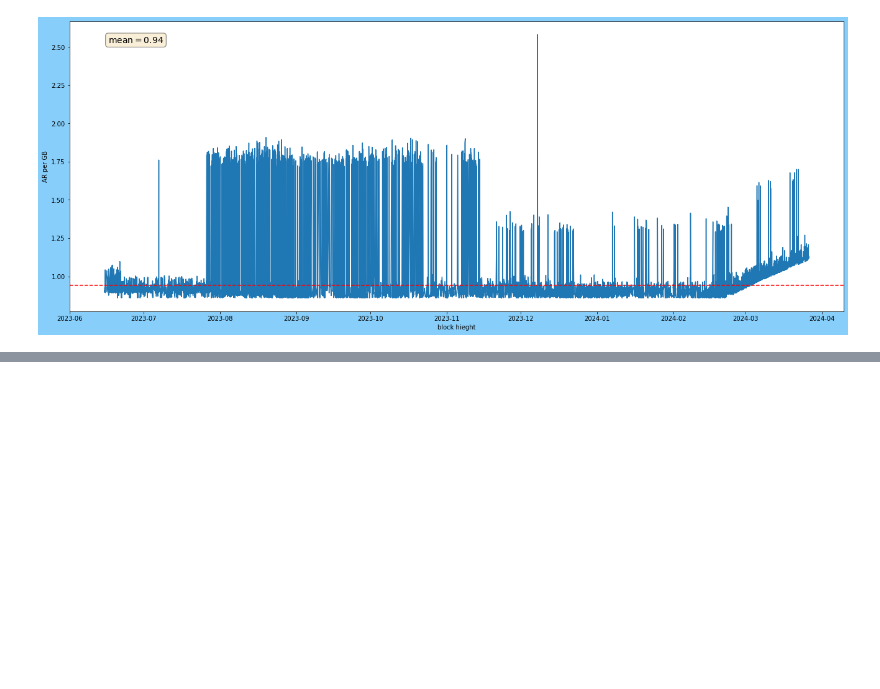
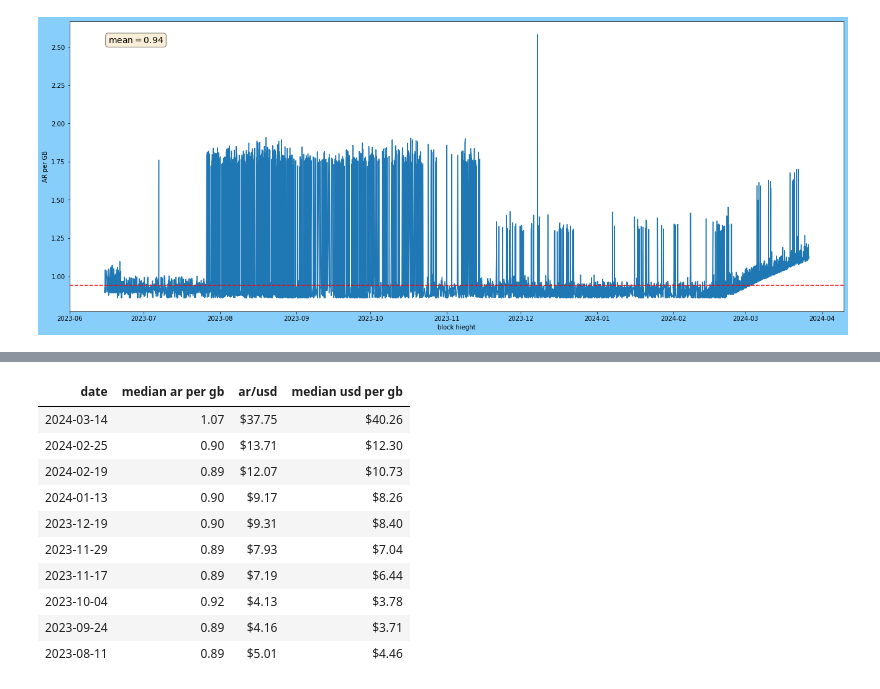
Before and after one commit to treboryatska/arweave-costs, a Jupyter notebook: arweave_txs_analysis.ipynb, the cells around one changed output, grey strips where cells are left out. Drawn from its saved outputs; the diff is of its cells as text; code cells hidden in the pictures; blank space fills up the shorter version.

Commit message:
Update arweave_txs_analysis.ipynb
get usd prices from coingecko

```diff
--- a/arweave_txs_analysis.ipynb
+++ b/arweave_txs_analysis.ipynb
@@ -221,0 +218,26 @@ fig.savefig(f"{wd_path}/ar_per_gb.png")
+# %%
+# pull sample days, get median cost per gb for all txs that day, and merge in USD to get storage cost on those days
+
+# get datepart of timestamp
+df_transactions_sample['datepart'] = df_transactions_sample['timestamp_dt'].dt.date
+
+# Group the DataFrame by the datepart column
+grouped_df = df_transactions_sample.groupby('datepart')
+
+# Count the number of rows in each group
+group_counts = grouped_df.size()
+
+# Sort the group counts by descending order
+sorted_counts = group_counts.sort_values(ascending=False)
+
+# Create a new DataFrame with the sorted group counts
+result_df = pd.DataFrame({'dates': sorted_counts.index, 'tx_count': sorted_counts.values})
+
+# get top 10 dates to create time series of those prices
+sample_dates = result_df['dates'].head(10)
+
+# get a new df with median ar_per_gb for top ten dates
+df_median_cost_top_ten = df_transactions_sample[['datepart','ar_per_gb']][df_transactions_sample.datepart.isin(sample_dates)].groupby('datepart').median().sort_values(by='datepart', ascending=False)
+
+# Create a new column with formatted date string
+df_median_cost_top_ten['date'] = df_median_cost_top_ten.index
@@ -221,0 +323,30 @@ fig.savefig(f"{wd_path}/ar_per_gb.png")
+# %%
+# convert list into df
+df_ar_usd = pd.DataFrame(ar_usd_values)
+
+# merge with ar per gb df
+df_ar_usd_result = df_median_cost_top_ten.merge(df_ar_usd)
+
+# get gb storage cost in usd for the sample dates
+df_ar_usd_result['usd_per_gb'] = df_ar_usd_result['ar_per_gb'] * df_ar_usd_result['ar_usd']
+
+# apply some basic styling
+df_ar_usd_result['median ar per gb'] = df_ar_usd_result['ar_per_gb']
+df_ar_usd_result['median usd per gb'] = df_ar_usd_result['usd_per_gb']
+df_ar_usd_result['ar/usd'] = df_ar_usd_result['ar_usd']
+df_ar_usd_result.drop(columns=['ar_per_gb','usd_per_gb','ar_usd'], inplace=True)
+df_ar_usd_result = df_ar_usd_result[['date', 'median ar per gb', 'ar/usd', 'median usd per gb']]
+format_dict = {'median ar per gb':'{0:,.2f}', 'ar/usd': '${0:,.2f}', 'median usd per gb': '${0:,.2f}'}
+df_ar_usd_result.style.format(format_dict).hide_index()
+# %% [output]
+| date | median ar per gb | ar/usd | median usd per gb |
+| 2024-03-14 | 1.07 | $37.75 | $40.26 |
+| 2024-02-25 | 0.90 | $13.71 | $12.30 |
+| 2024-02-19 | 0.89 | $12.07 | $10.73 |
+| 2024-01-13 | 0.90 | $9.17 | $8.26 |
+| 2023-12-19 | 0.90 | $9.31 | $8.40 |
+| 2023-11-29 | 0.89 | $7.93 | $7.04 |
+| 2023-11-17 | 0.89 | $7.19 | $6.44 |
+| 2023-10-04 | 0.92 | $4.13 | $3.78 |
+| 2023-09-24 | 0.89 | $4.16 | $3.71 |
+| 2023-08-11 | 0.89 | $5.01 | $4.46 |
```
Also changed, not shown: parts of 6 cells of this notebook.
